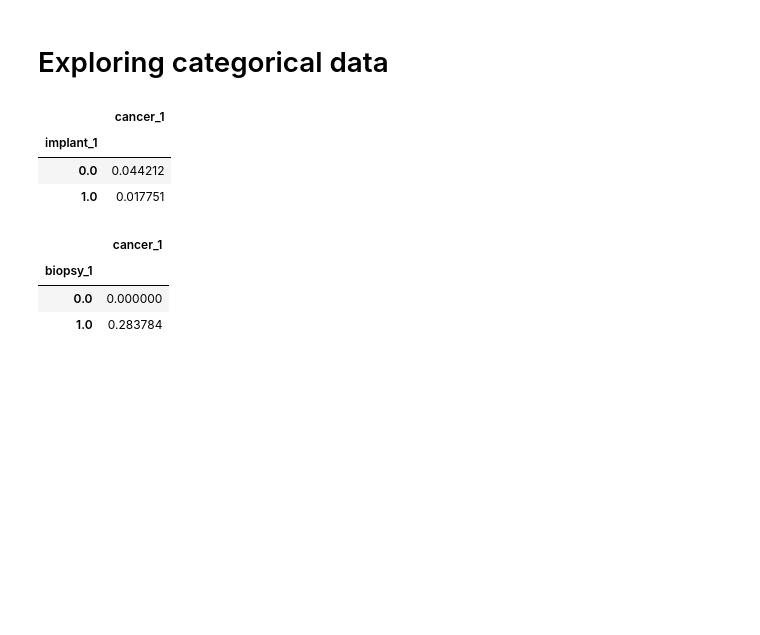
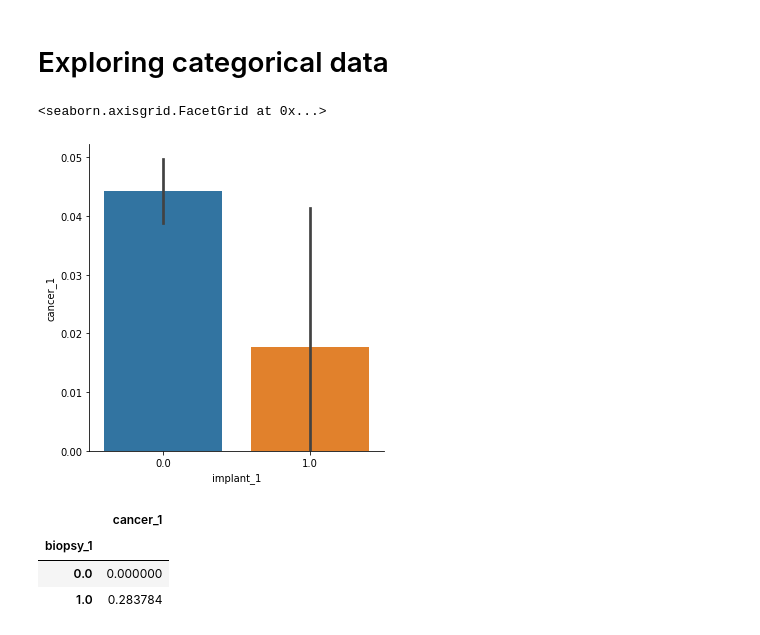
Before and after one commit to nhongphuc/RSNA-breast-cancer-detection, a Jupyter notebook: rsna-breast-cancer-detection-eda.ipynb, the cells around one changed output. Drawn from its saved outputs; the diff is of its cells as text; code cells hidden in the pictures; blank space fills up the shorter version.

```diff
--- a/rsna-breast-cancer-detection-eda.ipynb
+++ b/rsna-breast-cancer-detection-eda.ipynb
@@ -192,23 +192,23 @@ The p-value is:  0.0
 # %% [markdown]
 # Exploring categorical data
 # %%
-#Let's focus on the 'implant_1' column. We compute the fraction of patients
+#Let's focus on the 'implant_1' column. We make a bar plot to show the fraction of patients
 #with breast implant who have cancer, versus the fraction of patients without
-#breast implant who have cancer. Note that we use the mean below because the column only contains
-#the values 0 or 1, so the mean is equal to the fraction.
-df_noimage[['cancer_1','implant_1']].groupby('implant_1').mean()
+#breast implant who have cancer.
+
+sns.catplot(x= 'implant_1',y= 'cancer_1', data=df_noimage[['cancer_1','implant_1']],
+            kind='bar')
 
 #Interestingly, the fraction is lower among patients with breast implant
-# (0.017) than without (0.044). This is in agreement with some studies in the literature,
-# for example:
+# (0.017) than without (0.044). The two confidence intervals overlap a little bit.
+
+#Our finding agrees with some studies in the literature,for example:
 #https://www.komen.org/breast-cancer/facts-statistics/research-studies/topics/breast-implants-and-breast-cancer-risk/#:~:text=A%20few%20studies%20in%20the,the%20implants%20themselves%20%5B2%5D.
 #However, as pointed out in the website above, there are probably some confounding factors here,
 #and the breast implant itself doesn't protect against cancer!
 # %% [output]
-|  | cancer_1 |
-| implant_1 |  |
-| 0.0 | 0.044212 |
-| 1.0 | 0.017751 |
+<seaborn.axisgrid.FacetGrid at 0x...>
+[figure, added]
 # %%
 #We repeat the above step, but with 'implant_1' replaced by other categorical features.
 df_noimage[['cancer_1','biopsy_1']].groupby('biopsy_1').mean()
```
Also changed, not shown: parts of 3 cells of this notebook.
